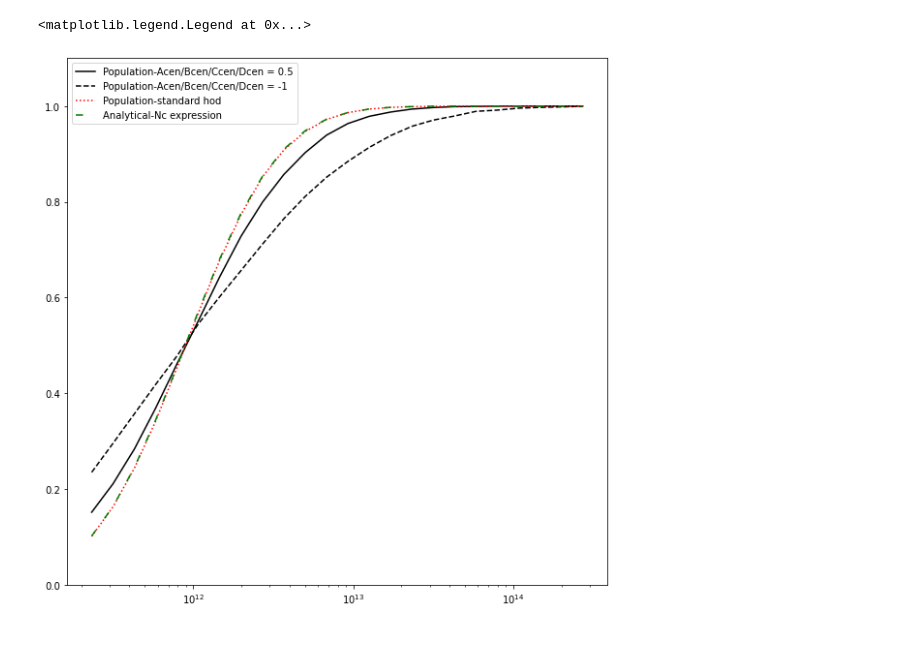
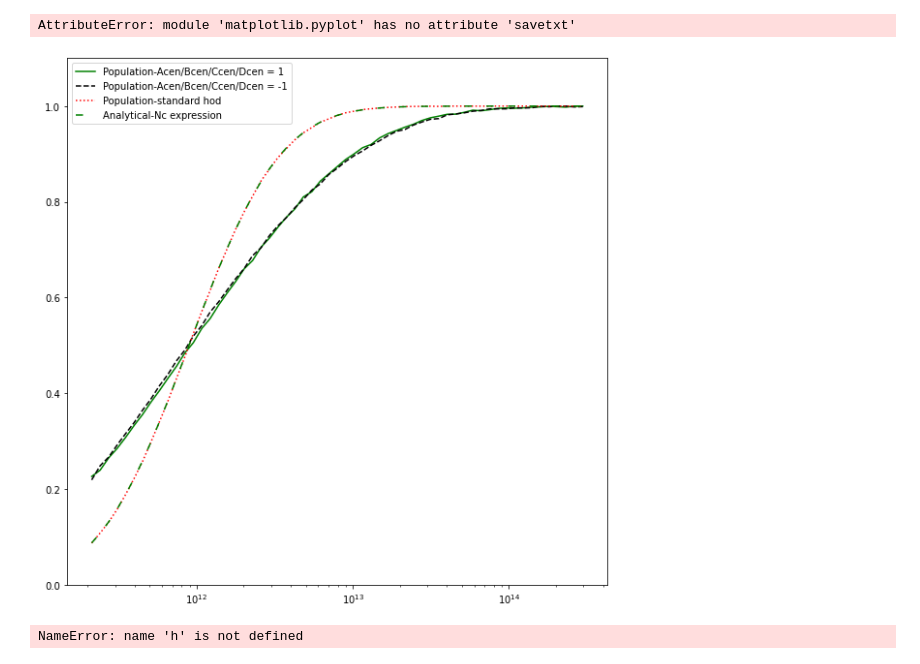
Before and after one commit to computationalAstroUAM/haloscope, a Jupyter notebook: hod usage.ipynb, the cells around one changed output. Saved outputs shown, nothing was run; the diff lists cells and outputs as text; code cells hidden in the pictures.

```diff
--- a/hod usage.ipynb
+++ b/hod usage.ipynb
@@ -29,10 +34,10 @@ sel1 = h.get_centrals(fraction)
 fraction2= h.N_central_stand(m200bhr)
 sel2 = h.get_centrals(fraction2)
 # %%
-fraction = h.N_central(m200bhr,fa,fb,fc,fd,0.5,0.5,0.5,0.5)
+fraction = h.N_central(m200bhr,fa,fb,fc,fd,1,1,1,1)
 sel3 = h.get_centrals(fraction)
 # %%
-M = np.logspace(11.3,14.5,25)
+M = np.logspace(11.3,14.5,60)
 Mgp = np.sqrt(M[1:]*M[0:-1])
 Nc = h.N_central_stand(Mgp)
 Number_of_haloes,k = np.histogram(m200bhr,M)
@@ -42,13 +47,18 @@ Number_of_centrals_standard,k = np.histogram(m200bhr[sel2],M)
 # %%
 import matplotlib.pyplot as plt
 plt.figure(figsize=(10,10))
-plt.plot(Mgp,Number_of_centrals3/Number_of_haloes,label='Population-Acen/Bcen/Ccen/Dcen = 0.5',color='k')
+plt.plot(Mgp,Number_of_centrals3/Number_of_haloes,label='Population-Acen/Bcen/Ccen/Dcen = 1',color='green')
 plt.plot(Mgp,Number_of_centrals/Number_of_haloes,label='Population-Acen/Bcen/Ccen/Dcen = -1',color='k',linestyle='dashed')
 plt.plot(Mgp,Number_of_centrals_standard/Number_of_haloes,label='Population-standard hod',color='red',linestyle='dotted')
 plt.plot(Mgp,Nc,label='Analytical-Nc expression',linestyle=(0,(5,10)),color='green')
 plt.xscale('log')
 plt.ylim([0,1.1])
 plt.legend()
+plt.savetxt('Ncentral.txt',)
 # %% [output]
-<matplotlib.legend.Legend at 0x...>
+AttributeError: module 'matplotlib.pyplot' has no attribute 'savetxt'
-[figure, old version]
+[figure, new version]
+# %%
+h.N_sat_stand(m200bhr,M_cut=1e14,M1=1e15,alpha=2)
+# %% [output]
+NameError: name 'h' is not defined
```
Also changed, not shown: parts of 1 cell of this notebook, 22 other files.
